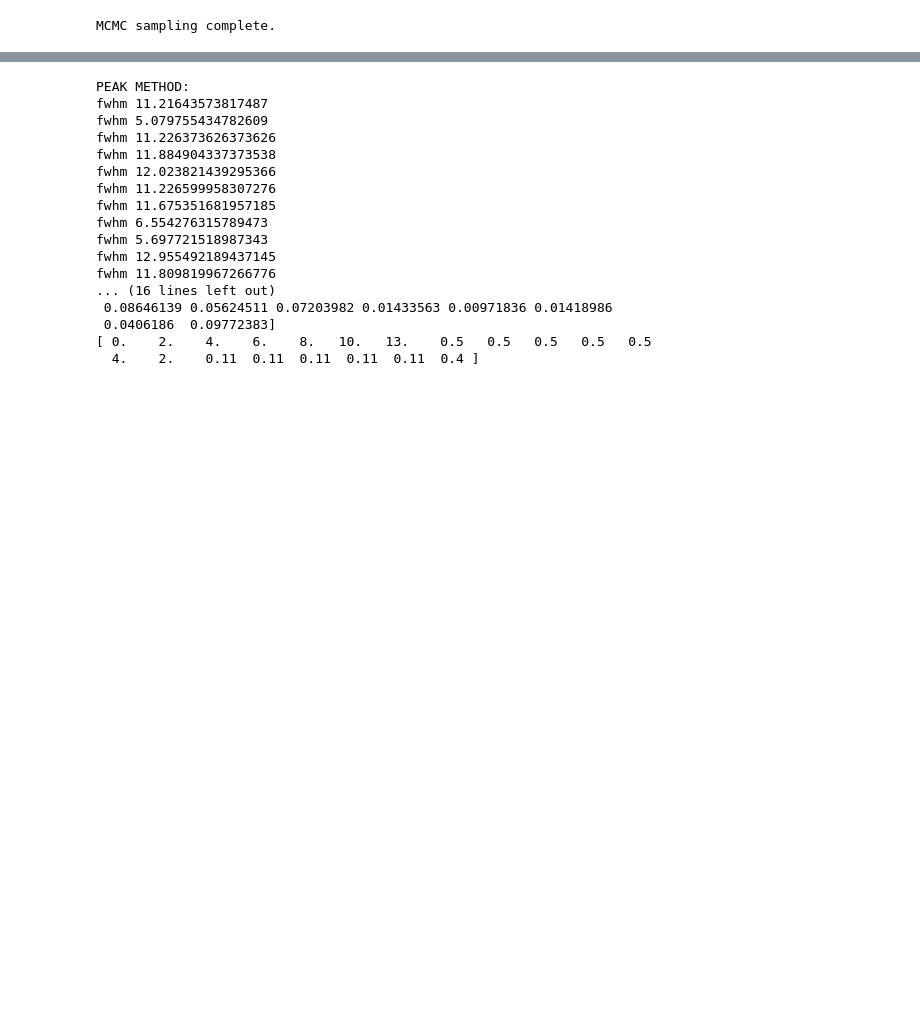
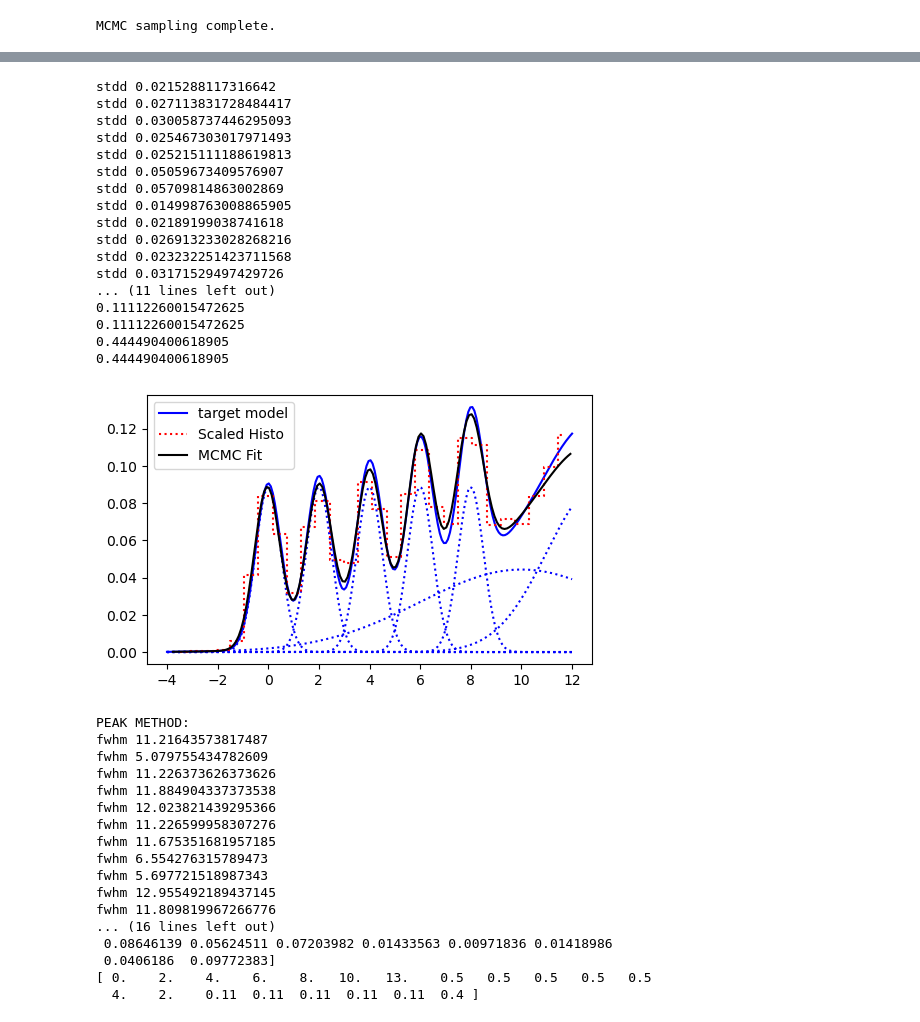
Before and after one commit to localoptimum/emtk, a Jupyter notebook: multipeak.ipynb, the cells around one changed output, grey strips where cells are left out. Drawn from its saved outputs; the diff is of its cells as text; code cells hidden in the pictures; blank space fills up the shorter version.

Commit message:
More thorough testing of Thomas multipeak.

```diff
--- a/multipeak.ipynb
+++ b/multipeak.ipynb
@@ -901,3 +905,56 @@ ema1.plot_MCMC_fit(method='histo', loglog=False, log=False, xlabel='')
+# %%
+
+
+
+px=np.arange(ema1.xmin,ema1.xmax,0.1)
+mcparams, mcerr = ema1.get_MCMC_parameters(method='mean')
+mcmcy = ema1.pmf(mcparams, px, ema1.xmin, ema1.xmax, None)
+
+sumfit = np.sum(mcmcy)
+
+bn=ema1.optimal_n_bins()
+hst = np.histogram(ema1.data, bins=bn, weights=ema1.weights)
+hx=hst[1]
+hy=hst[0]
+# wipe over zero value artefacts
+zind = np.where(hy==0.0)
+for i in range(0, hx.size):
+    if i > 0 and np.isin(i, zind):
+        hy[i] = hy[i-1]
+hx = hx[:-1]
+
+#Thomas's shift is now in EMTK
+hx = hx + 0.5 * (hx[1] - hx[0])
+
+sumhist = np.sum(hy)
+
+fig,ax=plt.subplots()
+
+target7.plot_components(label='target model')
+
+ax.step(hx, hy * (sumfit * hy.size) / (sumhist * mcmcy.size) , where='mid', color='red', ls=':', label='Scaled Histo')
+plt.plot(px, mcmcy, color='black', label='MCMC Fit')
+plt.legend()
+plt.show()
+# %% [output]
+stdd 0.0215288117316642
+stdd 0.027113831728484417
+stdd 0.030058737446295093
+stdd 0.025467303017971493
+stdd 0.025215111188619813
+stdd 0.05059673409576907
+stdd 0.05709814863002869
+stdd 0.014998763008865905
+stdd 0.02189199038741618
+stdd 0.026913233028268216
+stdd 0.023232251423711568
+stdd 0.03171529497429726
+... (11 lines left out)
+0.11112260015472625
+0.11112260015472625
+0.444490400618905
+0.444490400618905
+[figure, added]
 # %%
 print("PEAK METHOD:")
 mcpparams, mcperr = ema1.get_MCMC_parameters(method='peak')
```
Also changed, not shown: parts of 10 cells of this notebook.
